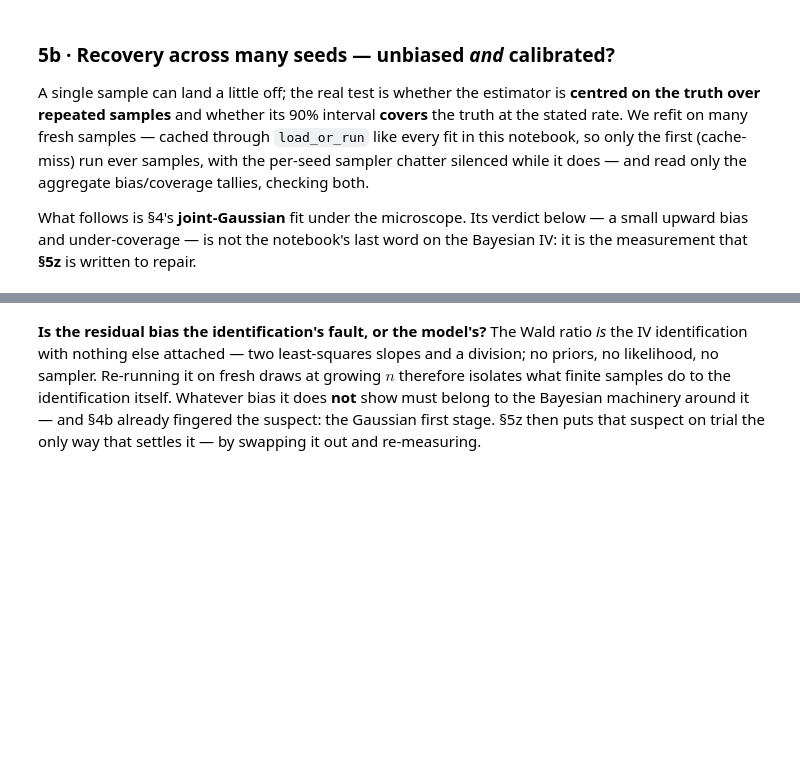
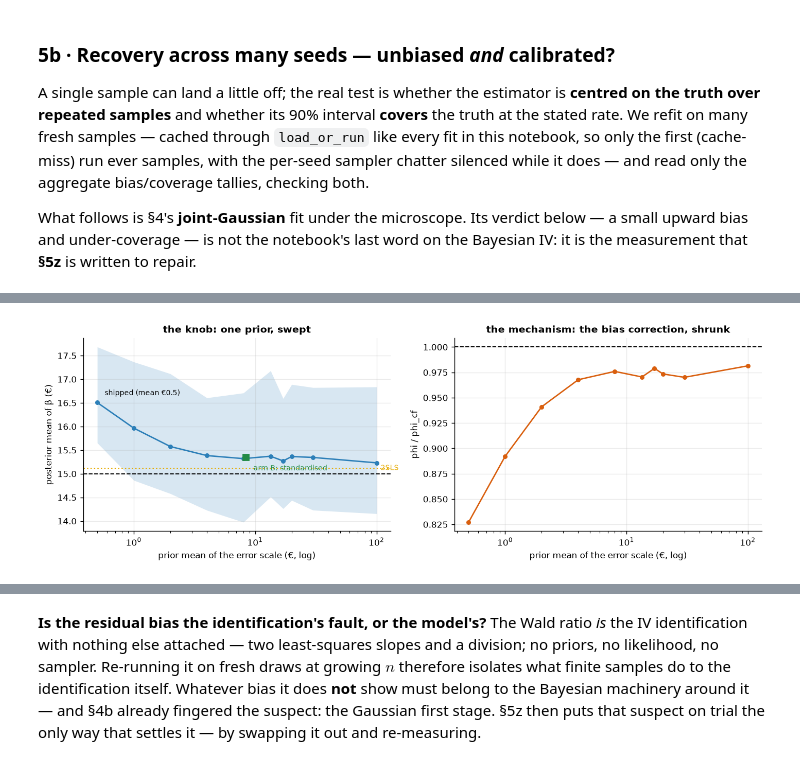
Before and after one commit to fmuia/sda_projects, a Jupyter notebook: causal-marketing-pymc/notebooks/11_endogenous_exposure_iv.ipynb, the cells around one changed output, grey strips where cells are left out. Cells and saved outputs as stored; diff of their text form; code cells hidden in the pictures; blank space fills up the shorter version.

```diff
--- a/causal-marketing-pymc/notebooks/11_endogenous_exposure_iv.ipynb
+++ b/causal-marketing-pymc/notebooks/11_endogenous_exposure_iv.ipynb
@@ -1132,0 +1164,87 @@ SUSPECT THREE - diffuse ONLY the error-scale prior (sd_dist Exponential rate 2 -
+# %%
+# --- 5b-knob . beta as a CONTINUOUS function of the error-scale prior (one knob) ------------
+# Same panels as 5b (seeds 100+), same N(0, 50^2) coefficient priors, same sampler; the ONLY
+# mover is the Exponential rate of CausalPy's sd_dist. Every fit is cached through
+# cmp.experiments_iv (the cache fingerprints that module's source), so re-running this cell
+# loads instantly -- nothing samples in front of a lecture.
+from cmp import experiments_iv as ex
+
+SC_RATES = [2.0, 1.0, 0.5, 0.25, 0.125, 1 / 13.4, 1 / 17, 0.05, 1 / 30, 0.01]
+sc_rows = {r_: [ex.sweep_fit(r_, 100 + i_) for i_ in range(NSEED)] for r_ in SC_RATES}
+scB_rows = [ex.sweep_fit(2.0, 100 + i_, standardise=True) for i_ in range(NSEED)]
+
+def _sc_agg(rows):
+    b = np.array([r["beta"] for r in rows]); t = np.array([r["tsls"] for r in rows])
+    return dict(beta=float(b.mean()), q25=float(np.quantile(b, .25)), q75=float(np.quantile(b, .75)),
+                bias=float((b - t).mean()), s=float(np.mean([r["s"] for r in rows])),
+                shrink=float(np.mean([r["phi"] / r["phi_cf"] for r in rows])),
+                cover=float(np.mean([r["covers"] for r in rows])),
+                ppc=float(np.mean([r["ppc_out"] for r in rows])))
+
+sc_curve = [(r_, _sc_agg(rows)) for r_, rows in sc_rows.items()]
+sc_A, sc_C, sc_B = _sc_agg(sc_rows[2.0]), _sc_agg(sc_rows[1 / 17]), _sc_agg(scB_rows)
+sc_tsls = float(np.mean([r["tsls"] for r in sc_rows[2.0]]))
+sc_sdY = float(np.mean([dgp.iv_ad_exposure(n=3000, true_effect=TRUE, seed=100 + i_)[0]["sales"].std()
+                        for i_ in range(NSEED)]))
+sc_B_x = 0.5 * sc_sdY   # arm B's effective prior mean in euros: (1/rate) x sd(Y) = 0.5 sd(Y)
+
+print(f"{'rate':>7} {'prior mean':>10} | {'beta':>6} {'bias vs 2SLS':>13} {'phi/phi_cf':>11} {'P(X out)':>9}")
+for r_, a_ in sc_curve:
+    print(f"{r_:7.3f} {1 / r_:9.1f}€ | {a_['beta']:6.2f} {a_['bias']:+13.2f} "
+          f"{a_['shrink']:11.2f} {a_['ppc']:9.0%}")
+print(f"\n  arm B (standardise sales, keep the unit-scale prior)  beta €{sc_B['beta']:.2f}  "
+      f"bias {sc_B['bias']:+.2f}  phi/phi_cf {sc_B['shrink']:.2f}")
+print(f"  arm C (keep euros, rate = 1/sd(Y))                    beta €{sc_C['beta']:.2f}  "
+      f"bias {sc_C['bias']:+.2f}  phi/phi_cf {sc_C['shrink']:.2f}")
+print(f"  |B - C| = €{abs(sc_B['beta'] - sc_C['beta']):.2f}: standardising IS prior-matching, done by moving the data.")
+print(f"  P(X outside [0,1]) is {sc_A['ppc']:.0%} in EVERY arm -- the support violation never moves while")
+print(f"  beta does. The vivid defect and the bias are orthogonal: the whole forensic in one row.")
+
+fig, axes = plt.subplots(1, 2, figsize=(11, 3.8))
+_pm = [1 / r_ for r_, _ in sc_curve]
+axes[0].fill_between(_pm, [a_["q25"] for _, a_ in sc_curve], [a_["q75"] for _, a_ in sc_curve],
+                     color=plots.BLUE, alpha=0.18, lw=0)
+axes[0].plot(_pm, [a_["beta"] for _, a_ in sc_curve], "o-", color=plots.BLUE, ms=4, lw=1.5)
+axes[0].axhline(sc_tsls, color=plots.GOLD, ls=":", lw=1.4)
+axes[0].axhline(TRUE, color="k", ls="--", lw=1.1)
+axes[0].plot([sc_B_x], [sc_B["beta"]], marker="s", color=plots.GREEN, ms=7, zorder=5)
+axes[0].annotate("shipped (mean €0.5)", (_pm[0], sc_curve[0][1]["beta"]), textcoords="offset points",
+                 xytext=(8, 8), fontsize=8)
+axes[0].annotate("arm B: standardised", (sc_B_x, sc_B["beta"]), textcoords="offset points",
+                 xytext=(8, -14), fontsize=8, color=plots.GREEN)
+axes[0].text(_pm[-1], sc_tsls, "  2SLS", va="center", fontsize=8, color=plots.GOLD)
+axes[0].set_xscale("log"); axes[0].set_xlabel("prior mean of the error scale (€, log)")
+axes[0].set_ylabel("posterior mean of β (€)"); axes[0].set_title("the knob: one prior, swept")
+axes[1].plot(_pm, [a_["shrink"] for _, a_ in sc_curve], "o-", color=plots.ORANGE, ms=4, lw=1.5)
+axes[1].axhline(1.0, color="k", ls="--", lw=1.1)
+axes[1].set_xscale("log"); axes[1].set_xlabel("prior mean of the error scale (€, log)")
+axes[1].set_ylabel("phi / phi_cf"); axes[1].set_title("the mechanism: the bias correction, shrunk")
+fig.tight_layout()
+
+if not FAST:
+    # FULL-grade re-measure of the three arms (1000/1000 x 4 chains, target_accept 0.95): the
+    # curve above is a MEAN story at lecture-grade settings; coverage claims need converged
+    # quantiles. 60 fits, cached like everything else.
+    scF = {"A shipped (euros, rate 2)": [ex.sweep_fit(2.0, 100 + i_, fast=False) for i_ in range(NSEED)],
+           "B standardised (rate 2)": [ex.sweep_fit(2.0, 100 + i_, standardise=True, fast=False) for i_ in range(NSEED)],
+           "C matched (euros, rate 1/sd(Y))": [ex.sweep_fit(1 / 17, 100 + i_, fast=False) for i_ in range(NSEED)]}
+    def _agree(rows):
+        # panels where the posterior interval and the classical 2SLS interval reach the SAME
+        # verdict on the truth (both cover, or both miss) -- BvM as a coverage table
+        return sum(r_["covers"] == (r_["tsls_lo"] <= TRUE <= r_["tsls_hi"]) for r_ in rows)
+    _tsls_cov = sum(r_["tsls_lo"] <= TRUE <= r_["tsls_hi"] for r_ in scF["A shipped (euros, rate 2)"])
+    print(f"\nFULL-grade arms ({NSEED} panels, 4 chains x 1000 draws, target_accept 0.95);")
+    print(f"the classical 2SLS 90% CI itself covers the truth in {_tsls_cov}/{NSEED} of these panels:")
+    print(f"{'arm':<32} {'beta':>6} {'bias vs 2SLS':>13} {'cover':>6} {'agrees w/ 2SLS':>15} {'max rhat':>9}")
+    for k_, rows_ in scF.items():
+        b_ = np.array([r_["beta"] for r_ in rows_]); t_ = np.array([r_["tsls"] for r_ in rows_])
+        print(f"{k_:<32} {b_.mean():6.2f} {(b_ - t_).mean():+13.2f} "
+              f"{np.mean([r_['covers'] for r_ in rows_]):6.0%} {_agree(rows_):>12}/{NSEED} "
+              f"{max(r_['max_rhat'] for r_ in rows_):9.3f}")
+    print("Read the agreement column, not the raw coverage: the repaired arms cover or miss on")
+    print("EXACTLY the panels where 2SLS itself covers or misses -- the posterior has become the")
+    print("classical sampling distribution, panel for panel. The shipped arm's misses are its own")
+    print("(all on the high side: the bias).")
+else:
+    print("\n(FULL-grade three-arm coverage table runs at FULL; set CMP_FAST=0 to include it.)")
+# %% [output]
@@ -1132,0 +1268 @@ SUSPECT THREE - diffuse ONLY the error-scale prior (sd_dist Exponential rate 2 -
+[figure, added]
```
Also changed, not shown: parts of 11 cells of this notebook, 10 other files.
